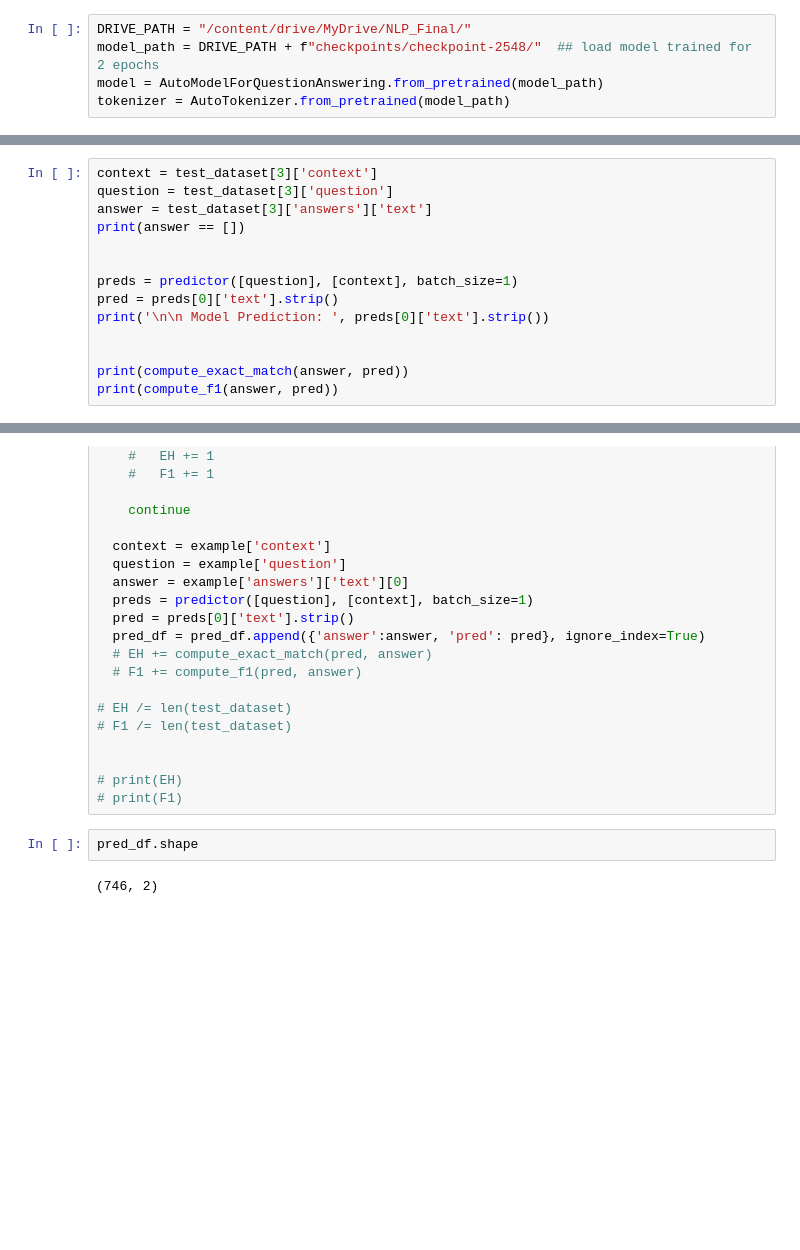
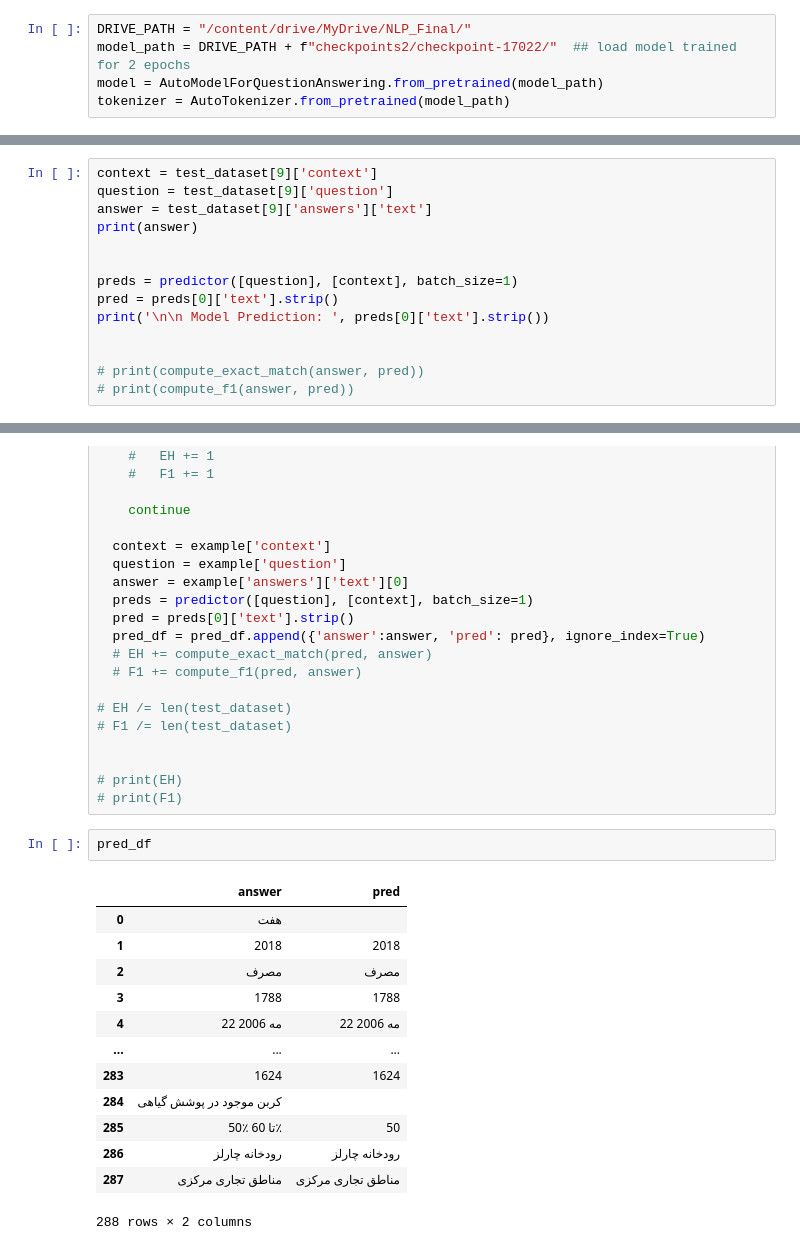
Before and after one commit to AmirMansurian/PQA, a Jupyter notebook: Models/ParsBert.ipynb, the cells around one changed output, grey strips where cells are left out. Cells and saved outputs as stored; diff of their text form; blank space fills up the shorter version.

```diff
--- a/Models/ParsBert.ipynb
+++ b/Models/ParsBert.ipynb
@@ -272,6 +276,6 @@ import torch
 from transformers import AutoModelForQuestionAnswering, AutoTokenizer
 # %%
 DRIVE_PATH = "/content/drive/MyDrive/NLP_Final/"
-model_path = DRIVE_PATH + f"checkpoints/checkpoint-2548/"  ## load model trained for 2 epochs
+model_path = DRIVE_PATH + f"checkpoints2/checkpoint-17022/"  ## load model trained for 2 epochs
 model = AutoModelForQuestionAnswering.from_pretrained(model_path)
 tokenizer = AutoTokenizer.from_pretrained(model_path)
@@ -386,8 +409,8 @@ test_dataset[8]
 # %%
-context = test_dataset[3]['context']
-question = test_dataset[3]['question']
-answer = test_dataset[3]['answers']['text']
-print(answer == [])
+context = test_dataset[9]['context']
+question = test_dataset[9]['question']
+answer = test_dataset[9]['answers']['text']
+print(answer)
 
 
 preds = predictor([question], [context], batch_size=1)
@@ -395,6 +418,6 @@ pred = preds[0]['text'].strip()
 print('\n\n Model Prediction: ', preds[0]['text'].strip())
 
 
-print(compute_exact_match(answer, pred))
-print(compute_f1(answer, pred))
+# print(compute_exact_match(answer, pred))
+# print(compute_f1(answer, pred))
 # %% [output]
@@ -465,6 +489,18 @@ for example in test_dataset:
 # print(EH)
 # print(F1)
 # %%
-pred_df.shape
+pred_df
 # %% [output]
+|  | answer | pred |
+| 0 | هفت |  |
+| 1 | 2018 | 2018 |
+| 2 | مصرف | مصرف |
+| 3 | 1788 | 1788 |
+| 4 | 22 مه 2006 | 22 مه 2006 |
+| ... | ... | ... |
+| 283 | 1624 | 1624 |
+| 284 | کربن موجود در پوشش گیاهی |  |
+| 285 | 50٪ تا 60٪ | 50 |
+| 286 | رودخانه چارلز | رودخانه چارلز |
+| 287 | مناطق تجاری مرکزی | مناطق تجاری مرکزی |
-(746, 2)
+288 rows × 2 columns
```
Also changed, not shown: parts of 11 cells of this notebook.
